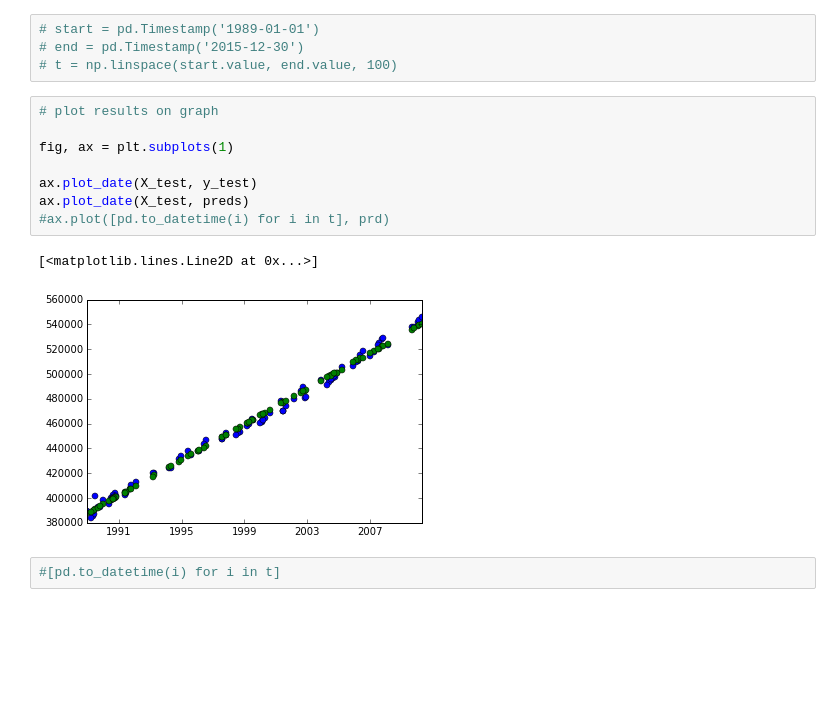
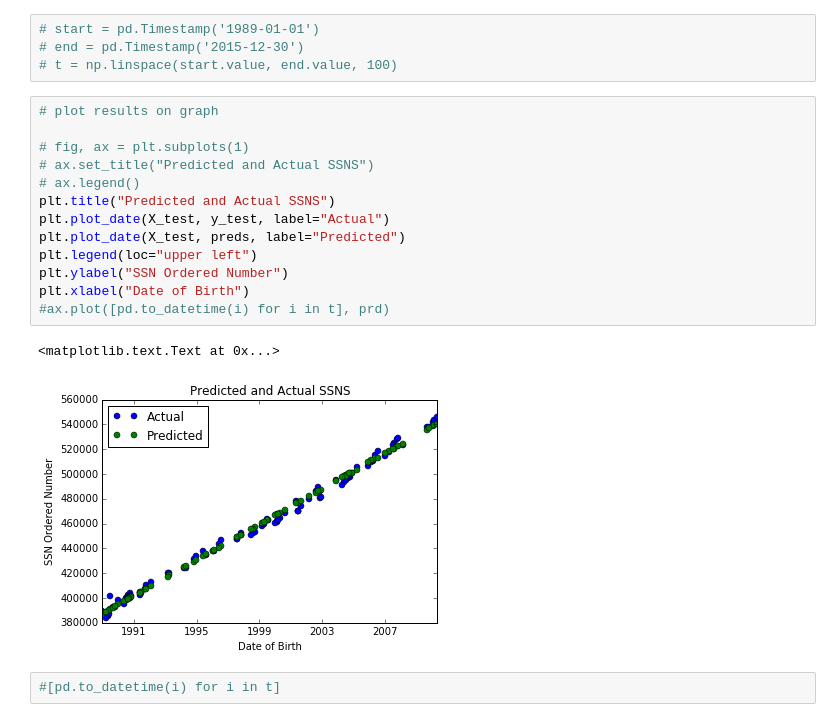
Before and after one commit to ankitvgupta/gov1430, a Jupyter notebook: SSN Project.ipynb, the cells around one changed output. Saved outputs shown, nothing was run; the diff lists cells and outputs as text; blank space fills up the shorter version.

```diff
--- a/SSN Project.ipynb
+++ b/SSN Project.ipynb
@@ -246,14 +242,19 @@ preds = mdl.predict(np.array(X_test_converted))
 # %%
 # plot results on graph
 
-fig, ax = plt.subplots(1)
-
-ax.plot_date(X_test, y_test)
-ax.plot_date(X_test, preds)
+# fig, ax = plt.subplots(1)
+# ax.set_title("Predicted and Actual SSNS")
+# ax.legend()
+plt.title("Predicted and Actual SSNS")
+plt.plot_date(X_test, y_test, label="Actual")
+plt.plot_date(X_test, preds, label="Predicted")
+plt.legend(loc="upper left")
+plt.ylabel("SSN Ordered Number")
+plt.xlabel("Date of Birth")
 #ax.plot([pd.to_datetime(i) for i in t], prd)
 # %% [output]
-[<matplotlib.lines.Line2D at 0x...>]
+<matplotlib.text.Text at 0x...>
-[figure, old version]
+[figure, new version]
 # %%
 #[pd.to_datetime(i) for i in t]
 # %%
```
Also changed, not shown: parts of 27 cells of this notebook.
